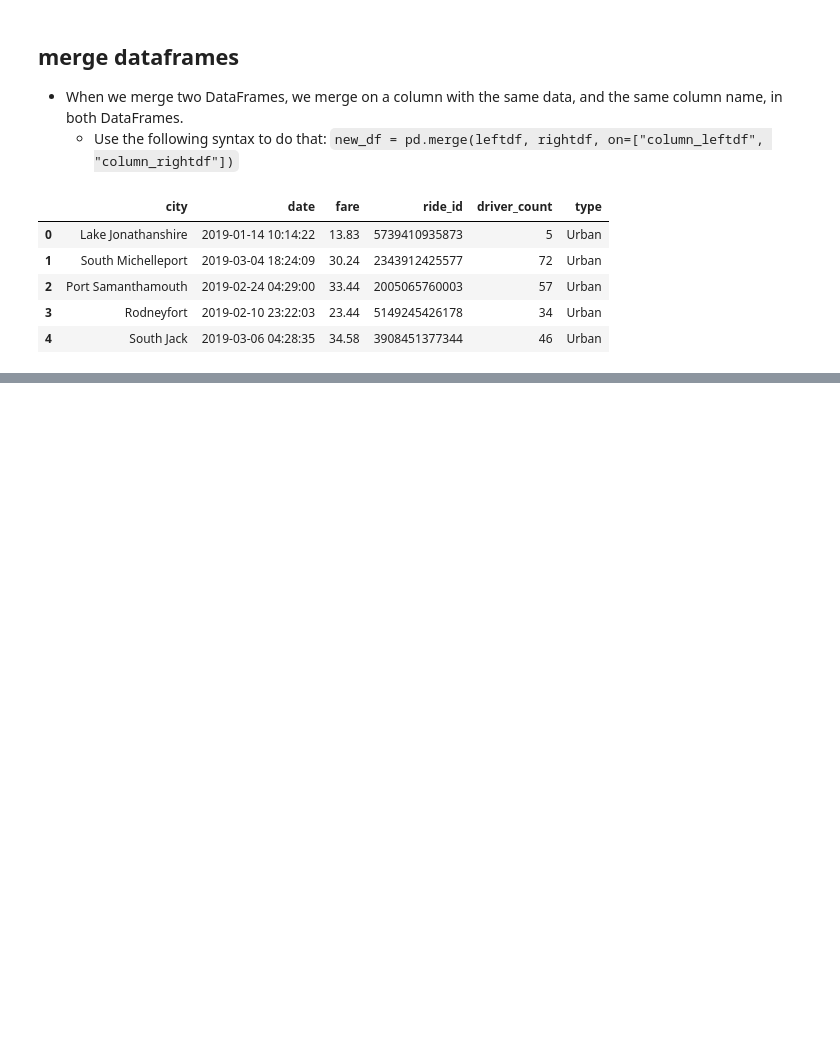
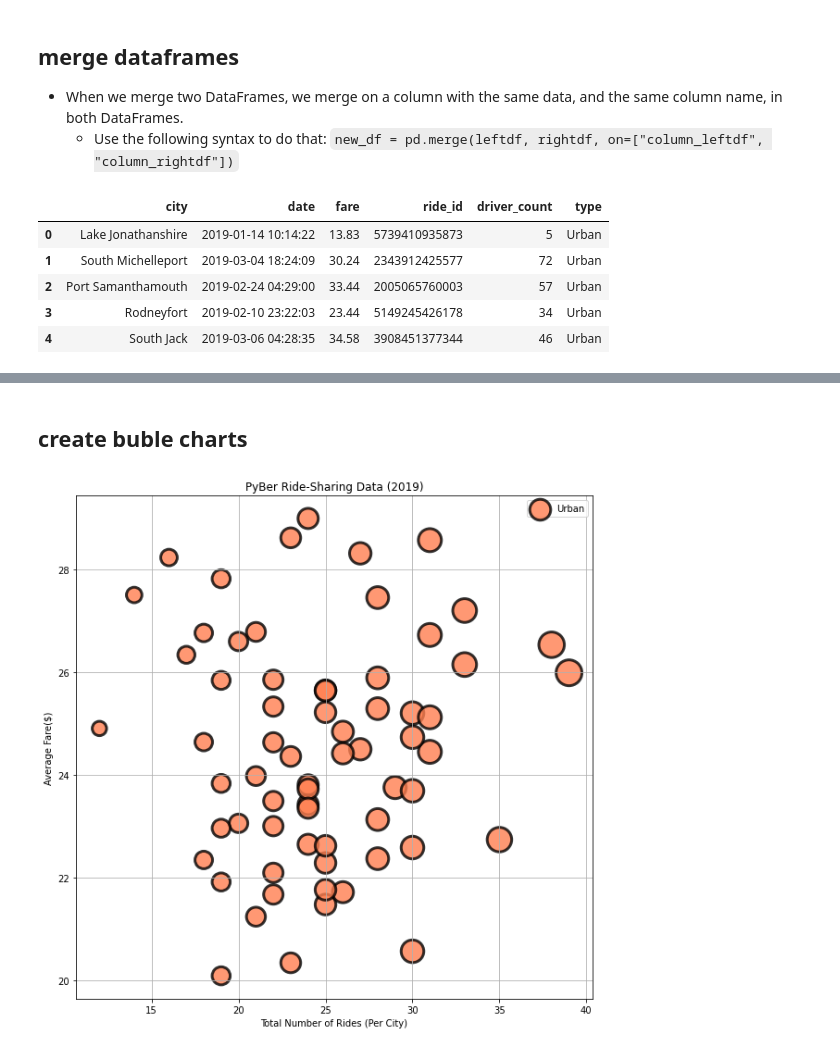
Before and after one commit to bayileyegnabate/05-matplotlib, a Jupyter notebook: pyber.ipynb, the cells around one changed output, grey strips where cells are left out. Cells and saved outputs as stored; diff of their text form; code cells hidden in the pictures; blank space fills up the shorter version.

Commit message:
added the ride-sharing bubble chart

```diff
--- a/pyber.ipynb
+++ b/pyber.ipynb
@@ -141,0 +181,9 @@ pyber_data_df.head()
+# %%
+# get the muber of rides for city in each city type
+urban_ride_count = urban_cities_df.groupby('city')['ride_id'].count()
+suburban_ride_count = suburban_cities_df.groupby('city')['ride_id'].count()
+rural_ride_count = rural_cities_df.groupby('city')['ride_id'].count()
+
+urban_ride_count.head(3)
+suburban_ride_count.head(3)
+rural_ride_count.head(3)
@@ -141,0 +210,9 @@ pyber_data_df.head()
+# %%
+# get the average fare for each city in each city type
+urban_avg_fare = urban_cities_df.groupby('city')['fare'].mean()
+suburban_avg_fare = suburban_cities_df.groupby('city')['fare'].mean()
+rural_avg_fare = rural_cities_df.groupby('city')['fare'].mean()
+
+urban_avg_fare.head(3)
+suburban_avg_fare.head(3)
+rural_avg_fare.head(3)
@@ -141,0 +262,36 @@ pyber_data_df.head()
+# %% [markdown]
+## create buble charts
+# %%
+# build the scatter plots for urban cities
+fig, ax = plt.subplots(figsize=(10, 10))
+plt.scatter(urban_ride_count,
+            urban_avg_fare,
+            c='coral',
+            linewidths=3,
+            edgecolor='black',
+            s=urban_ride_count * 22,
+            alpha=0.8,
+            label='Urban')
+
+# plt.scatter(suburban_ride_count,
+#             suburban_avg_fare,
+#             color='skyblue',
+#             linewidths=3,
+#             s=suburban_ride_count,
+#             label='Suburban')
+
+# plt.scatter(rural_ride_count,
+#             rural_avg_fare,
+#             color='yellow',
+#             linewidths=3,
+#             s=rural_ride_count,
+#             label='Rural')
+
+plt.title('PyBer Ride-Sharing Data (2019)')
+plt.xlabel('Total Number of Rides (Per City)')
+plt.ylabel('Average Fare($)')
+plt.legend()
+plt.grid()
+plt.show();
+# %% [output]
+[figure, added]
```
Also changed, not shown: parts of 13 cells of this notebook, 2 other files.
